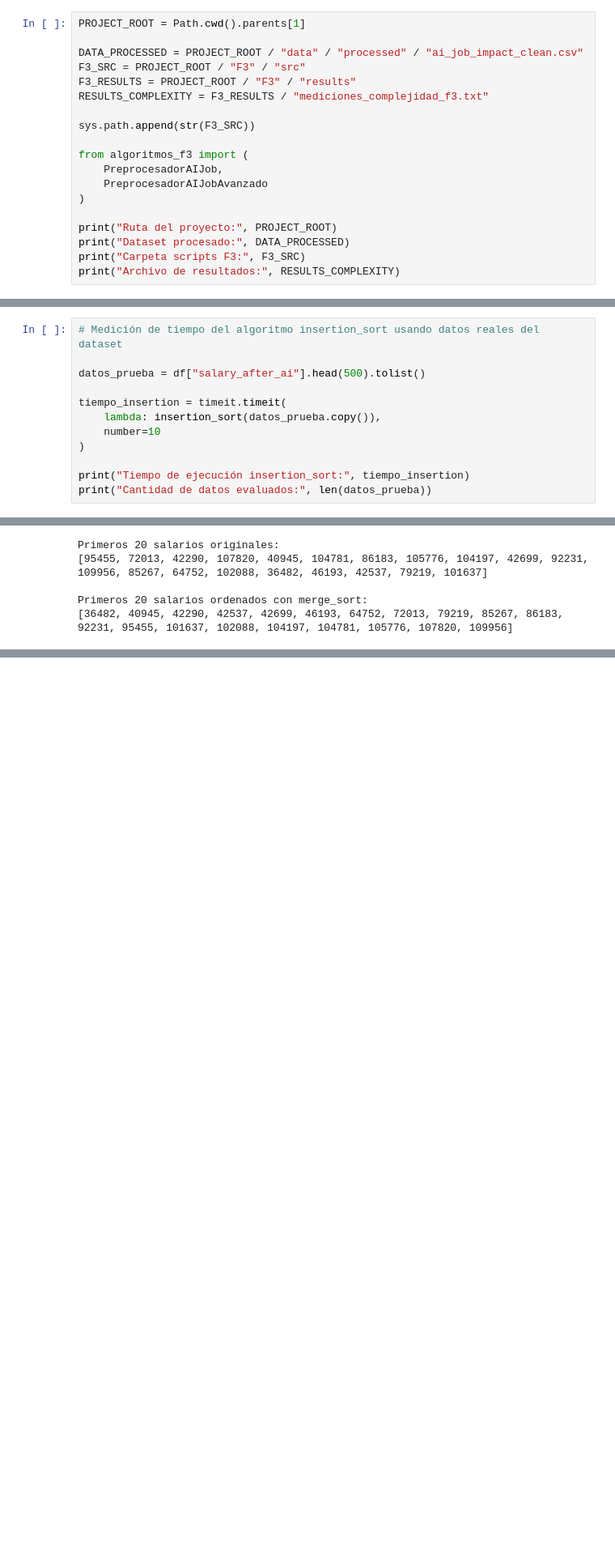
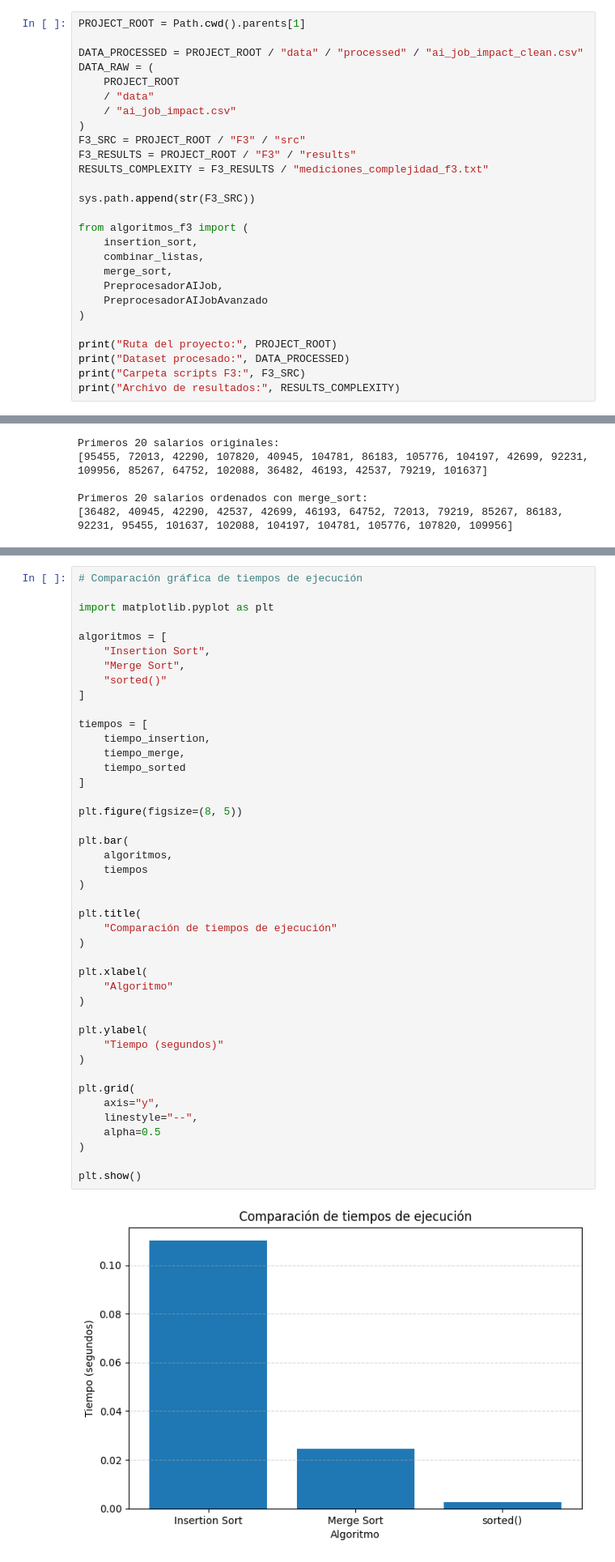
Before and after one commit to Prod1982/mcdi500_s1_grupo6, a Jupyter notebook: F3/notebooks/F3_algoritmos_complejidad.ipynb, the cells around one changed output, grey strips where cells are left out. Shown at 81% size. Cells and saved outputs as stored; diff of their text form; blank space fills up the shorter version.

```diff
--- a/F3/notebooks/F3_algoritmos_complejidad.ipynb
+++ b/F3/notebooks/F3_algoritmos_complejidad.ipynb
@@ -20,6 +20,11 @@ import numpy as np
 PROJECT_ROOT = Path.cwd().parents[1]
 
 DATA_PROCESSED = PROJECT_ROOT / "data" / "processed" / "ai_job_impact_clean.csv"
+DATA_RAW = (
+    PROJECT_ROOT
+    / "data"
+    / "ai_job_impact.csv"
+)
 F3_SRC = PROJECT_ROOT / "F3" / "src"
 F3_RESULTS = PROJECT_ROOT / "F3" / "results"
 RESULTS_COMPLEXITY = F3_RESULTS / "mediciones_complejidad_f3.txt"
@@ -27,6 +32,9 @@ RESULTS_COMPLEXITY = F3_RESULTS / "mediciones_complejidad_f3.txt"
 sys.path.append(str(F3_SRC))
 
 from algoritmos_f3 import (
+    insertion_sort,
+    combinar_listas,
+    merge_sort,
     PreprocesadorAIJob,
     PreprocesadorAIJobAvanzado
 )
@@ -460,15 +390,3 @@ Primeros 20 salarios originales:
 
 Primeros 20 salarios ordenados:
 [36482, 40945, 42290, 42537, 42699, 46193, 64752, 72013, 79219, 85267, 86183, 92231, 95455, 101637, 102088, 104197, 104781, 105776, 107820, 109956]
-# %%
-# Medición de tiempo del algoritmo insertion_sort usando datos reales del dataset
-
-datos_prueba = df["salary_after_ai"].head(500).tolist()
-
-tiempo_insertion = timeit.timeit(
-    lambda: insertion_sort(datos_prueba.copy()),
-    number=10
-)
-
-print("Tiempo de ejecución insertion_sort:", tiempo_insertion)
-print("Cantidad de datos evaluados:", len(datos_prueba))
@@ -648,0 +568,45 @@ validacion_f3
+# %%
+# Comparación gráfica de tiempos de ejecución
+
+import matplotlib.pyplot as plt
+
+algoritmos = [
+    "Insertion Sort",
+    "Merge Sort",
+    "sorted()"
+]
+
+tiempos = [
+    tiempo_insertion,
+    tiempo_merge,
+    tiempo_sorted
+]
+
+plt.figure(figsize=(8, 5))
+
+plt.bar(
+    algoritmos,
+    tiempos
+)
+
+plt.title(
+    "Comparación de tiempos de ejecución"
+)
+
+plt.xlabel(
+    "Algoritmo"
+)
+
+plt.ylabel(
+    "Tiempo (segundos)"
+)
+
+plt.grid(
+    axis="y",
+    linestyle="--",
+    alpha=0.5
+)
+
+plt.show()
+# %% [output]
+[figure, added]
```
Also changed, not shown: parts of 23 cells of this notebook, 2 other files.
